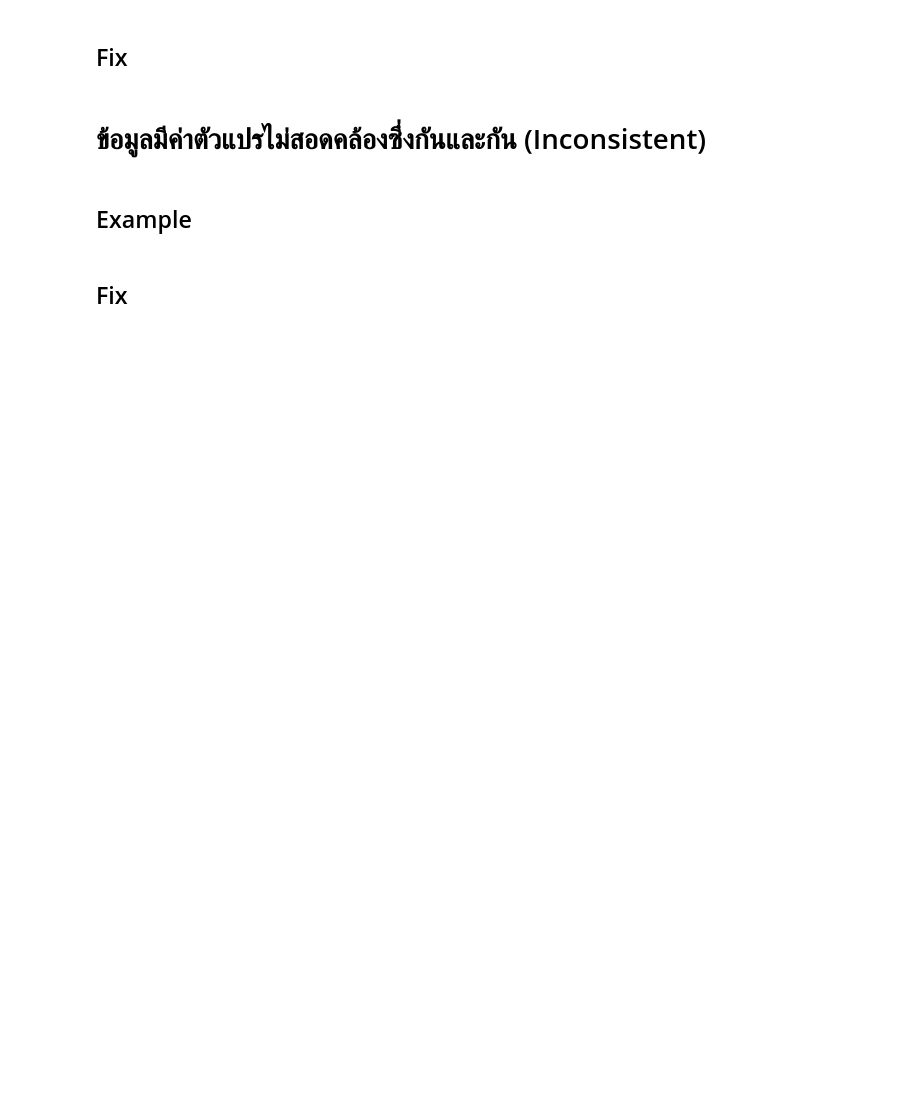
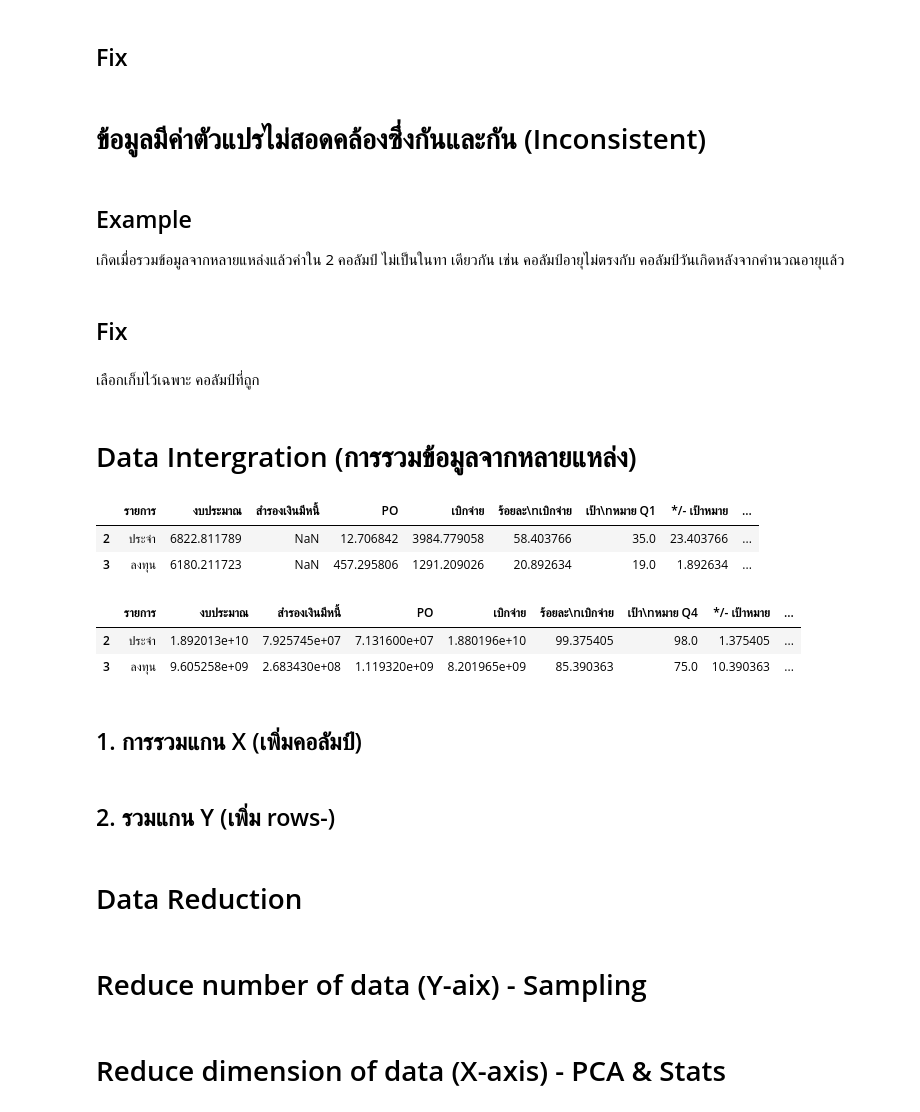
Before and after one commit to Thitiphorn267-3/BSC_DPDM23, a Jupyter notebook: Data_Preprocessing.ipynb, the cells around one changed output. Drawn from its saved outputs; the diff is of its cells as text; code cells hidden in the pictures; blank space fills up the shorter version.

```diff
--- a/Data_Preprocessing.ipynb
+++ b/Data_Preprocessing.ipynb
@@ -176,7 +225,42 @@ nem_shopping_data_fillcloth = nem_shopping_data
 ## Fix
 # %% [markdown]
 # ข้อมูลมีค่าตัวแปรไม่สอดคล้องซึ่งกันและกัน (Inconsistent)
-# %% [markdown]
-## Example
+# %% [markdown]
+## Example
+
+เกิดเมื่อรวมข้อมูลจากหลายแหล่งแล้วค่าใน 2 คอลัมป์ ไม่เป็นในทา
+เดียวกัน เช่น คอลัมป์อายุไม่ตรงกับ คอลัมป์วันเกิดหลังจากคำนวณอายุแล้ว
 # %% [markdown]
 ## Fix
+# %% [markdown]
+เลือกเก็บไว้เฉพาะ คอลัมป์ที่ถูก
+# %% [markdown]
+# Data Intergration (การรวมข้อมูลจากหลายแหล่ง)
+# %%
+oct_df = pd.read_excel('/content/drive/MyDrive/dataviz2023/Copy of ผลการใช้จ่ายงบประมาณรายจ่ายของจังหวัดเชียงใหม่ ประจำปีงบประมาณ พ.ศ. 2565 เดือนตุลาคม 2565.xlsx',header=9,skipfooter=27)
+oct_df = oct_df.iloc[-2:,:15]
+oct_df['เดือน-ปี'] = len(oct_df)*['oct-65']
+oct_df
+# %% [output]
+|  | รายการ | งบประมาณ | สำรองเงินมีหนี้ | PO | เบิกจ่าย | ร้อยละ\nเบิกจ่าย | เป้า\nหมาย Q1 | */- เป้าหมาย | ... |
+| 2 | ประจำ | 6822.811789 | NaN | 12.706842 | 3984.779058 | 58.403766 | 35.0 | 23.403766 | ... |
+| 3 | ลงทุน | 6180.211723 | NaN | 457.295806 | 1291.209026 | 20.892634 | 19.0 | 1.892634 | ... |
+# %%
+sep_df = pd.read_excel('/content/drive/MyDrive/dataviz2023/Copy of ผลการใช้จ่ายงบประมาณรายจ่ายของจังหวัดเชียงใหม่ ประจำปีงบประมาณ พ.ศ. 2565 เดือนกันยายน 2565.xlsx',header=8,skipfooter=26)
+sep_df = sep_df.iloc[-2:,:15]
+sep_df['เดือน-ปี'] = len(oct_df)*['sep-65']
+sep_df
+# %% [output]
+|  | รายการ | งบประมาณ | สำรองเงินมีหนี้ | PO | เบิกจ่าย | ร้อยละ\nเบิกจ่าย | เป้า\nหมาย Q4 | */- เป้าหมาย | ... |
+| 2 | ประจำ | 1.892013e+10 | 7.925745e+07 | 7.131600e+07 | 1.880196e+10 | 99.375405 | 98.0 | 1.375405 | ... |
+| 3 | ลงทุน | 9.605258e+09 | 2.683430e+08 | 1.119320e+09 | 8.201965e+09 | 85.390363 | 75.0 | 10.390363 | ... |
+# %% [markdown]
+## 1. การรวมแกน X (เพิ่มคอลัมป์)
+# %% [markdown]
+## 2. รวมแกน Y (เพิ่ม rows-)
+# %% [markdown]
+# Data Reduction
+# %% [markdown]
+# Reduce number of data (Y-aix) - Sampling
+# %% [markdown]
+# Reduce dimension of data (X-axis) - PCA & Stats
```
Also changed, not shown: parts of 11 cells of this notebook.
